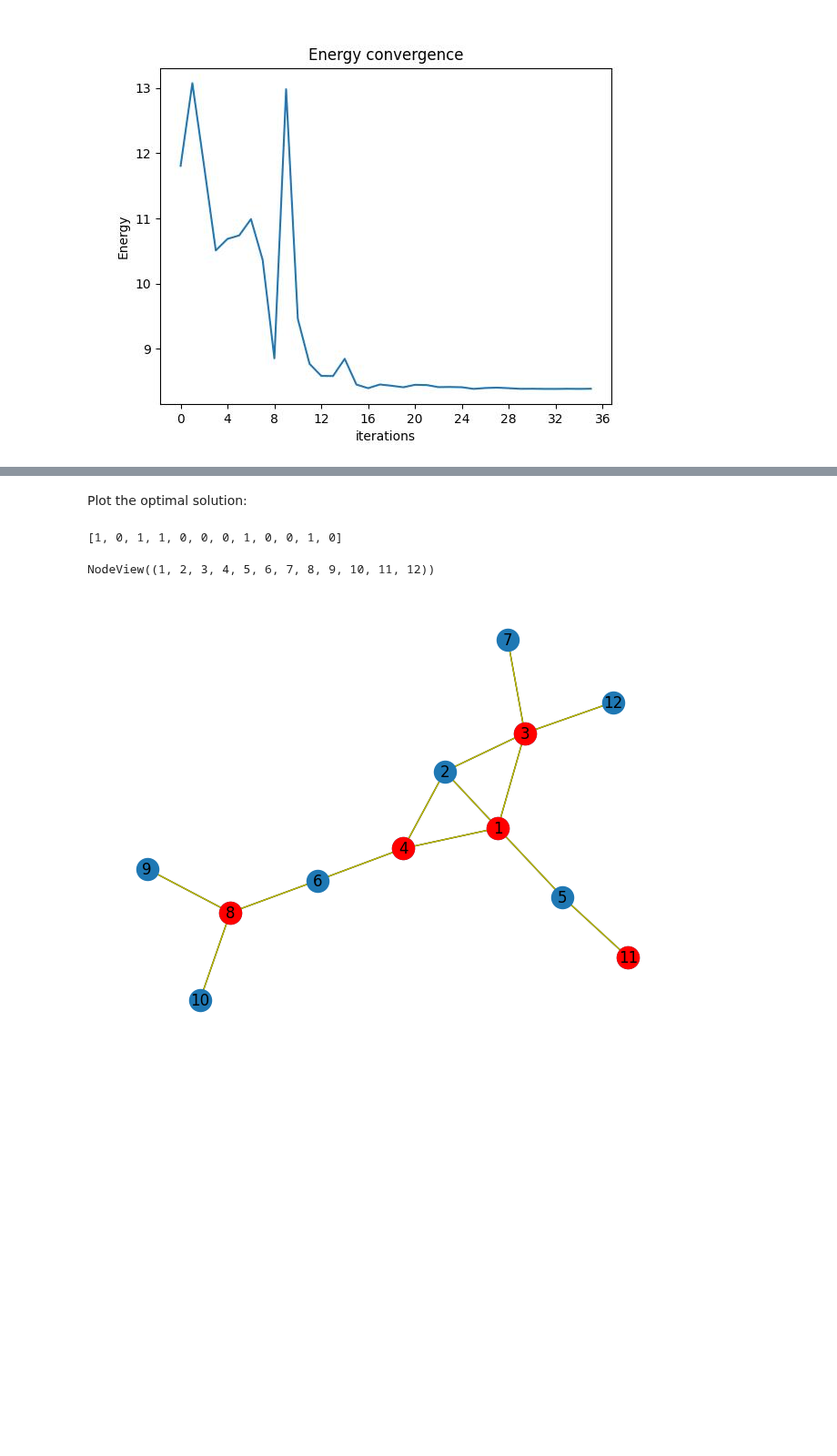
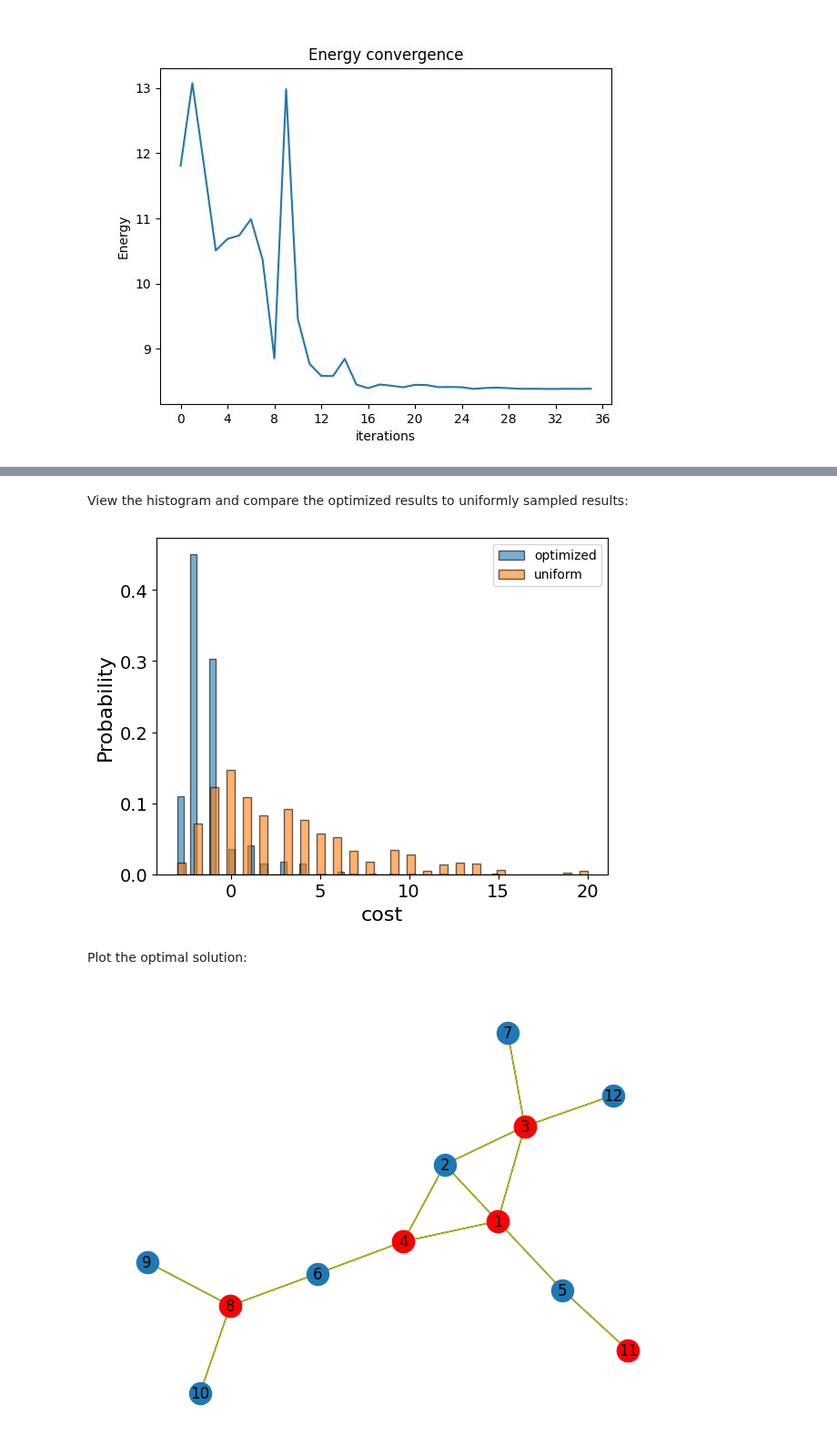
Before and after one commit to Classiq/classiq-library, a Jupyter notebook: applications/cybersecurity/link_monitoring/link_monitoring.ipynb, the cells around one changed output, grey strips where cells are left out. Shown at 91% size. Cells and saved outputs as stored; diff of their text form; code cells hidden in the pictures; blank space fills up the shorter version.

Commit message:
updated cybersecurity qaoa notebooks

```diff
--- a/applications/cybersecurity/link_monitoring/link_monitoring.ipynb
+++ b/applications/cybersecurity/link_monitoring/link_monitoring.ipynb
@@ -189,5 +189,4 @@ As input for this function, define the quantum configuration of the QAOA algorit
 # %%
-from classiq import construct_combinatorial_optimization_model
-from classiq.applications.combinatorial_optimization import OptimizerConfig, QAOAConfig
+combi = CombinatorialProblem(pyo_model=mvc_model, num_layers=1)
 
-qaoa_config = QAOAConfig(num_layers=1)
+qmod = combi.get_model()
@@ -245,3 +219,5 @@ result = execute(qprog).result_value()
+# %%
+optimized_params = combi.optimize(maxiter=60, quantile=0.9)
 # %% [markdown]
 ### 4. Analyzing the Energy Convergence Execution Results
 
@@ -283,0 +235,3 @@ array([[<Axes: title={'center': 'cost'}>]], dtype=object)
+# %%
+optimization_result = combi.sample(optimized_params)
+optimization_result.sort_values(by="cost", ascending=True).head(5)
@@ -284,3 +245,30 @@ array([[<Axes: title={'center': 'cost'}>]], dtype=object)
+# %% [markdown]
+View the histogram and compare the optimized results to uniformly sampled results:
+# %%
+uniform_result = combi.sample_uniform()
+
+optimization_result["cost"].plot(
+    kind="hist",
+    bins=50,
+    edgecolor="black",
+    weights=optimization_result["probability"],
+    alpha=0.6,
+    label="optimized",
+)
+uniform_result["cost"].plot(
+    kind="hist",
+    bins=50,
+    edgecolor="black",
+    weights=uniform_result["probability"],
+    alpha=0.6,
+    label="uniform",
+)
+plt.legend()
+plt.ylabel("Probability", fontsize=16)
+plt.xlabel("cost", fontsize=16)
+plt.tick_params(axis="both", labelsize=14)
+# %% [output]
+[figure, added]
 # %% [markdown]
 Plot the optimal solution:
 # %%
@@ -288,11 +276,3 @@ best_solution = optimization_result.solution[optimization_result.cost.idxmin()]
-# %%
-best_solution
-# %% [output]
-[1, 0, 1, 1, 0, 0, 0, 1, 0, 0, 1, 0]
-# %%
-WSN_network_graph.nodes
-# %% [output]
-NodeView((1, 2, 3, 4, 5, 6, 7, 8, 9, 10, 11, 12))
 # %%
 def draw_solution(graph: nx.Graph, solution: list):
     solution_nodes = [v for v in graph.nodes if solution[v - 1]]
```
Also changed, not shown: parts of 26 cells of this notebook, 1 other file.
